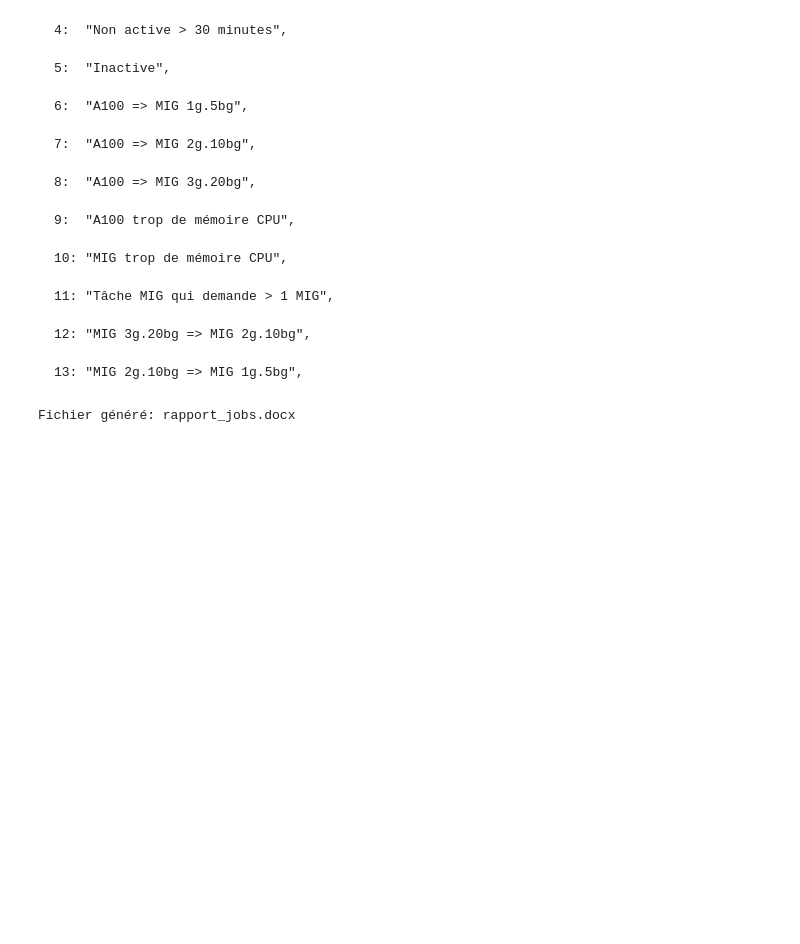
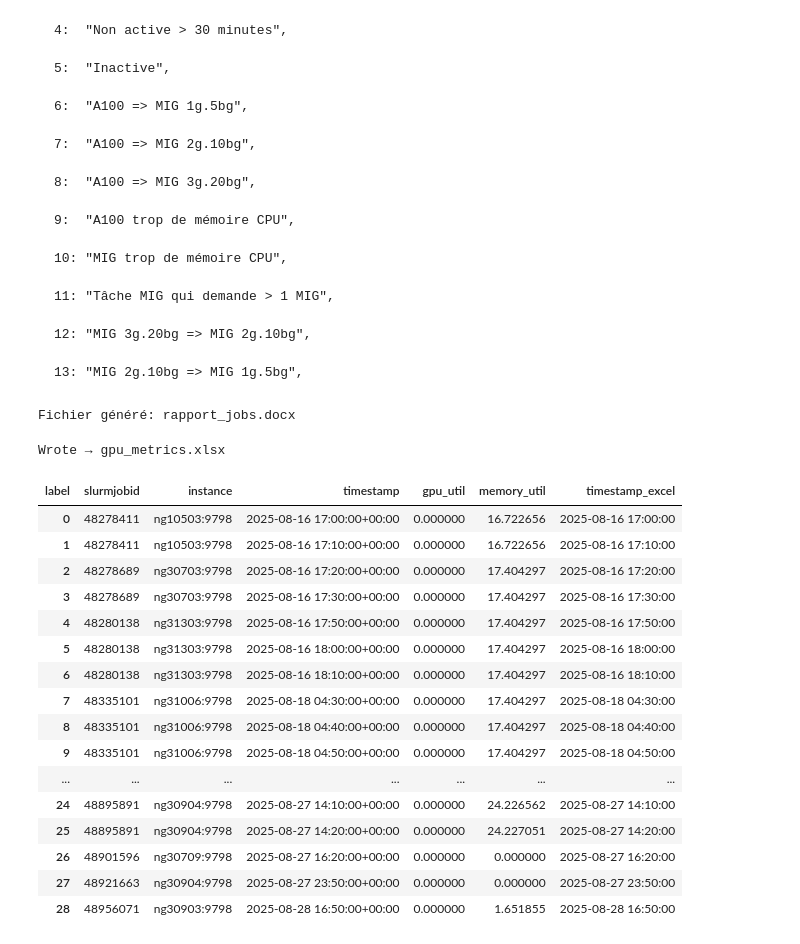
Before and after one commit to hgingras/Projet-Julie, a Jupyter notebook: Waste-with-script.ipynb, the cells around one changed output. Cells and saved outputs as stored; diff of their text form; code cells hidden in the pictures; blank space fills up the shorter version.

```diff
--- a/Waste-with-script.ipynb
+++ b/Waste-with-script.ipynb
@@ -475,3 +477,25 @@ out_path = build_jobs_report_doc(df_jobs, date_col="Start", state_col="State", c
 print("Fichier généré:", out_path)
 # %% [output]
 Fichier généré: rapport_jobs.docx
+# %%
+gpu_metric_2 = export_gpu_memory_metrics(prom=prom, account_query=account_query, prom_filter=prom_filter, d_from=d_from, d_to=d_to, step=step)
+gpu_metric_2
+# %% [output]
+Wrote → gpu_metrics.xlsx
+| label | slurmjobid | instance | timestamp | gpu_util | memory_util | timestamp_excel |
+| 0 | 48278411 | ng10503:9798 | 2025-08-16 17:00:00+00:00 | 0.000000 | 16.722656 | 2025-08-16 17:00:00 |
+| 1 | 48278411 | ng10503:9798 | 2025-08-16 17:10:00+00:00 | 0.000000 | 16.722656 | 2025-08-16 17:10:00 |
+| 2 | 48278689 | ng30703:9798 | 2025-08-16 17:20:00+00:00 | 0.000000 | 17.404297 | 2025-08-16 17:20:00 |
+| 3 | 48278689 | ng30703:9798 | 2025-08-16 17:30:00+00:00 | 0.000000 | 17.404297 | 2025-08-16 17:30:00 |
+| 4 | 48280138 | ng31303:9798 | 2025-08-16 17:50:00+00:00 | 0.000000 | 17.404297 | 2025-08-16 17:50:00 |
+| 5 | 48280138 | ng31303:9798 | 2025-08-16 18:00:00+00:00 | 0.000000 | 17.404297 | 2025-08-16 18:00:00 |
+| 6 | 48280138 | ng31303:9798 | 2025-08-16 18:10:00+00:00 | 0.000000 | 17.404297 | 2025-08-16 18:10:00 |
+| 7 | 48335101 | ng31006:9798 | 2025-08-18 04:30:00+00:00 | 0.000000 | 17.404297 | 2025-08-18 04:30:00 |
+| 8 | 48335101 | ng31006:9798 | 2025-08-18 04:40:00+00:00 | 0.000000 | 17.404297 | 2025-08-18 04:40:00 |
+| 9 | 48335101 | ng31006:9798 | 2025-08-18 04:50:00+00:00 | 0.000000 | 17.404297 | 2025-08-18 04:50:00 |
+| ... | ... | ... | ... | ... | ... | ... |
+| 24 | 48895891 | ng30904:9798 | 2025-08-27 14:10:00+00:00 | 0.000000 | 24.226562 | 2025-08-27 14:10:00 |
+| 25 | 48895891 | ng30904:9798 | 2025-08-27 14:20:00+00:00 | 0.000000 | 24.227051 | 2025-08-27 14:20:00 |
+| 26 | 48901596 | ng30709:9798 | 2025-08-27 16:20:00+00:00 | 0.000000 | 0.000000 | 2025-08-27 16:20:00 |
+| 27 | 48921663 | ng30904:9798 | 2025-08-27 23:50:00+00:00 | 0.000000 | 0.000000 | 2025-08-27 23:50:00 |
+| 28 | 48956071 | ng30903:9798 | 2025-08-28 16:50:00+00:00 | 0.000000 | 1.651855 | 2025-08-28 16:50:00 |
```
Also changed, not shown: parts of 10 cells of this notebook, 1 other file.
